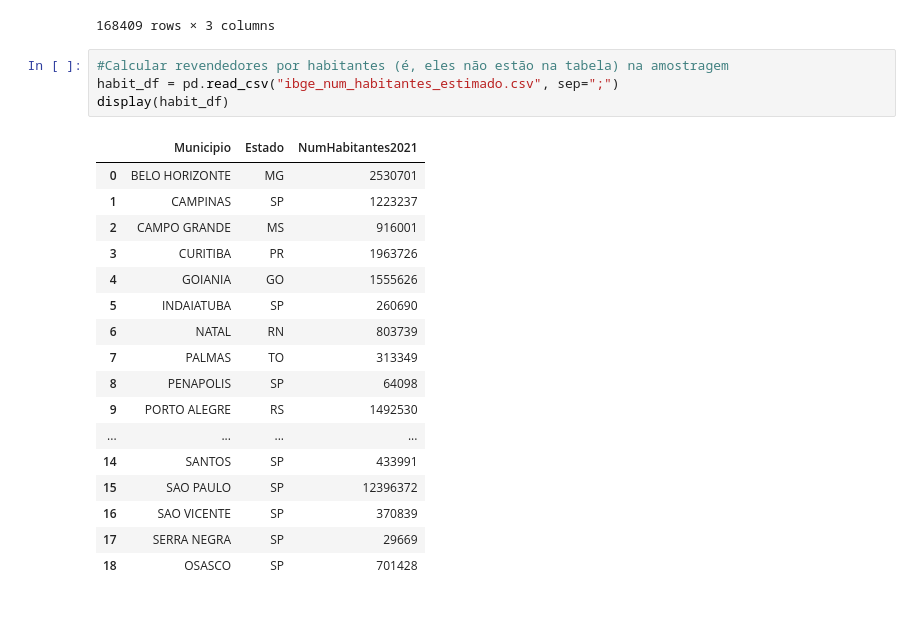
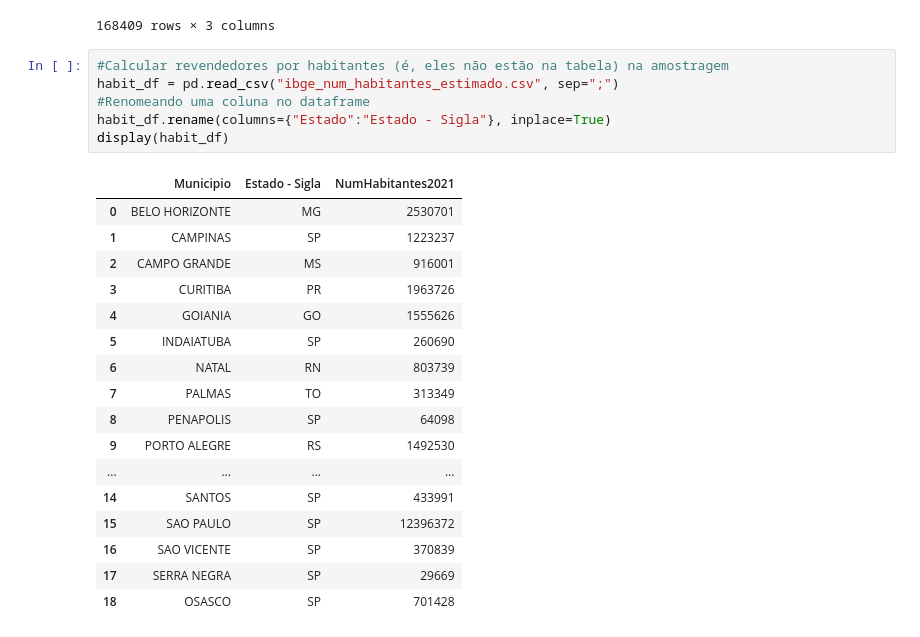
Before and after one commit to Fael3113/Primeiro-Exemplo-em-Pandas, a Jupyter notebook: Segundo exemplo.ipynb, the cells around one changed output. Cells and saved outputs as stored; diff of their text form.

```diff
--- a/Segundo exemplo.ipynb
+++ b/Segundo exemplo.ipynb
@@ -79,9 +79,11 @@ display(ca_df[['Revenda', 'Valor de Venda', 'Media']])
 # %%
 #Calcular revendedores por habitantes (é, eles não estão na tabela) na amostragem
 habit_df = pd.read_csv("ibge_num_habitantes_estimado.csv", sep=";")
+#Renomeando uma coluna no dataframe
+habit_df.rename(columns={"Estado":"Estado - Sigla"}, inplace=True)
 display(habit_df)
 # %% [output]
-|  | Municipio | Estado | NumHabitantes2021 |
+|  | Municipio | Estado - Sigla | NumHabitantes2021 |
 | 0 | BELO HORIZONTE | MG | 2530701 |
 | 1 | CAMPINAS | SP | 1223237 |
 | 2 | CAMPO GRANDE | MS | 916001 |
```
Also changed, not shown: parts of 6 cells of this notebook.
